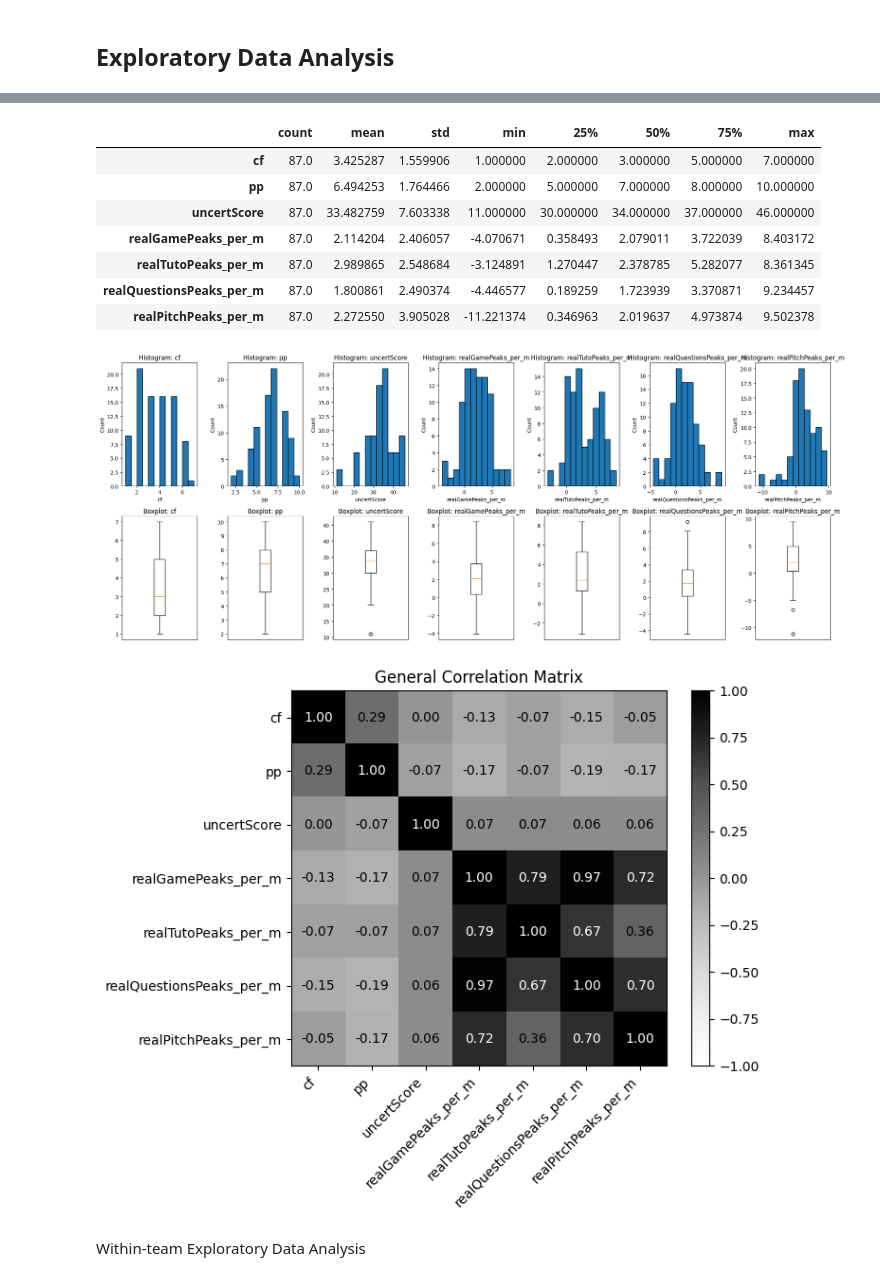
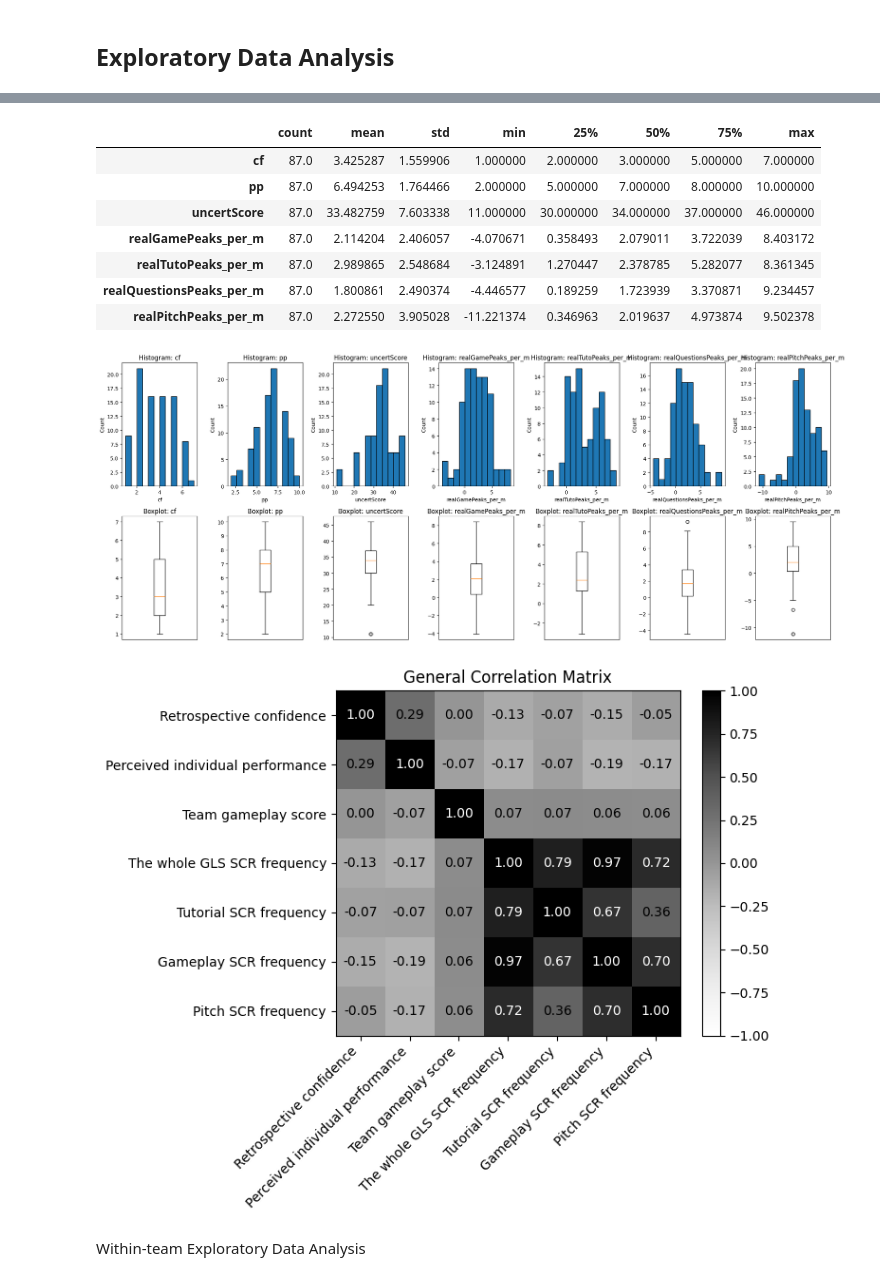
Before and after one commit to elvisortegafi/MultilevelAnalysis-RetrospectiveConfidencePerformance, a Jupyter notebook: confidence_performance_perception_uncertainty_score_SCR.ipynb, the cells around one changed output, grey strips where cells are left out. Drawn from its saved outputs; the diff is of its cells as text; code cells hidden in the pictures.

```diff
--- a/confidence_performance_perception_uncertainty_score_SCR.ipynb
+++ b/confidence_performance_perception_uncertainty_score_SCR.ipynb
@@ -287,6 +284,27 @@ dat_model_pitch_role["pitchRole"] = pd.Categorical(dat_model_pitch_role["pitchRo
 ## Exploratory Data Analysis
 # %%
 cols = ["cf", "pp", "uncertScore", "realGamePeaks_per_m", "realTutoPeaks_per_m", "realQuestionsPeaks_per_m", "realPitchPeaks_per_m"]
+
+# Labels to display
+labels = {
+    "cf": "Retrospective confidence",
+    "pp": "Perceived individual performance",
+    "pp_within": "Within-team PIP SCR frequency",
+    "pp_between": "Between-team PIP SCR frequency",
+    "uncertScore": "Team gameplay score",
+    "realGamePeaks_per_m": "The whole GLS SCR frequency",
+    "scr_within": "Within-team the whole GLS SCR frequency",
+    "scr_between": "Between-team the whole GLS SCR frequency",
+    "realTutoPeaks_per_m": "Tutorial SCR frequency",
+    "tuto_within": "Within-team tutorial SCR frequency",
+    "tuto_between": "Between-team tutorial SCR frequency",
+    "realQuestionsPeaks_per_m": "Gameplay SCR frequency",
+    "questions_within": "Within-team gameplay SCR frequency",
+    "questions_between": "Between-team gameplay SCR frequency",
+    "realPitchPeaks_per_m": "Pitch SCR frequency",
+    "pitch_within": "Within-team pitch SCR frequency",
+    "pitch_between": "Between-team pitch SCR frequency"
+}
 
 # Basic summary
 print("Missing values:")
@@ -317,44 +335,46 @@ corr = dat_model[cols].corr()
 fig, ax = plt.subplots(figsize=(8, 6))
 im = ax.imshow(corr, cmap="Greys", vmin=-1, vmax=1)
 
-ax.set_xticks(range(len(cols)))
-ax.set_yticks(range(len(cols)))
-ax.set_xticklabels(cols, rotation=45, ha="right")
-ax.set_yticklabels(cols)
+display_labels = [labels[col] for col in cols]
+
+ax.set_xticks(range(len(display_labels)))
+ax.set_yticks(range(len(display_labels)))
+ax.set_xticklabels(display_labels, rotation=45, ha="right")
+ax.set_yticklabels(display_labels)
 ax.set_title("General Correlation Matrix")
 
 # Add correlation scores in each cell
 for i in range(len(cols)):
     for j in range(len(cols)):
         value = corr.iloc[i, j]
         text_color = "white" if abs(value) > 0.5 else "black"
         ax.text(j, i, f"{value:.2f}", ha="center", va="center", color=text_color)
 
 plt.colorbar(im, ax=ax, fraction=0.046, pad=0.04)
 plt.tight_layout()
 plt.show()
 # %% [output]
 Missing values:
 cf                          0
 pp                          0
 uncertScore                 0
 realGamePeaks_per_m         0
 realTutoPeaks_per_m         0
 realQuestionsPeaks_per_m    0
 realPitchPeaks_per_m        0
 dtype: int64
 
 Descriptive statistics:
 |  | count | mean | std | min | 25% | 50% | 75% | max |
 | cf | 87.0 | 3.425287 | 1.559906 | 1.000000 | 2.000000 | 3.000000 | 5.000000 | 7.000000 |
 | pp | 87.0 | 6.494253 | 1.764466 | 2.000000 | 5.000000 | 7.000000 | 8.000000 | 10.000000 |
 | uncertScore | 87.0 | 33.482759 | 7.603338 | 11.000000 | 30.000000 | 34.000000 | 37.000000 | 46.000000 |
 | realGamePeaks_per_m | 87.0 | 2.114204 | 2.406057 | -4.070671 | 0.358493 | 2.079011 | 3.722039 | 8.403172 |
 | realTutoPeaks_per_m | 87.0 | 2.989865 | 2.548684 | -3.124891 | 1.270447 | 2.378785 | 5.282077 | 8.361345 |
 | realQuestionsPeaks_per_m | 87.0 | 1.800861 | 2.490374 | -4.446577 | 0.189259 | 1.723939 | 3.370871 | 9.234457 |
 | realPitchPeaks_per_m | 87.0 | 2.272550 | 3.905028 | -11.221374 | 0.346963 | 2.019637 | 4.973874 | 9.502378 |
 [figure]
-[figure, old version]
+[figure, new version]
 # %%
 eda_df = dat_model.copy()
 
```
Also changed, not shown: parts of 26 cells of this notebook, 1 other file.
